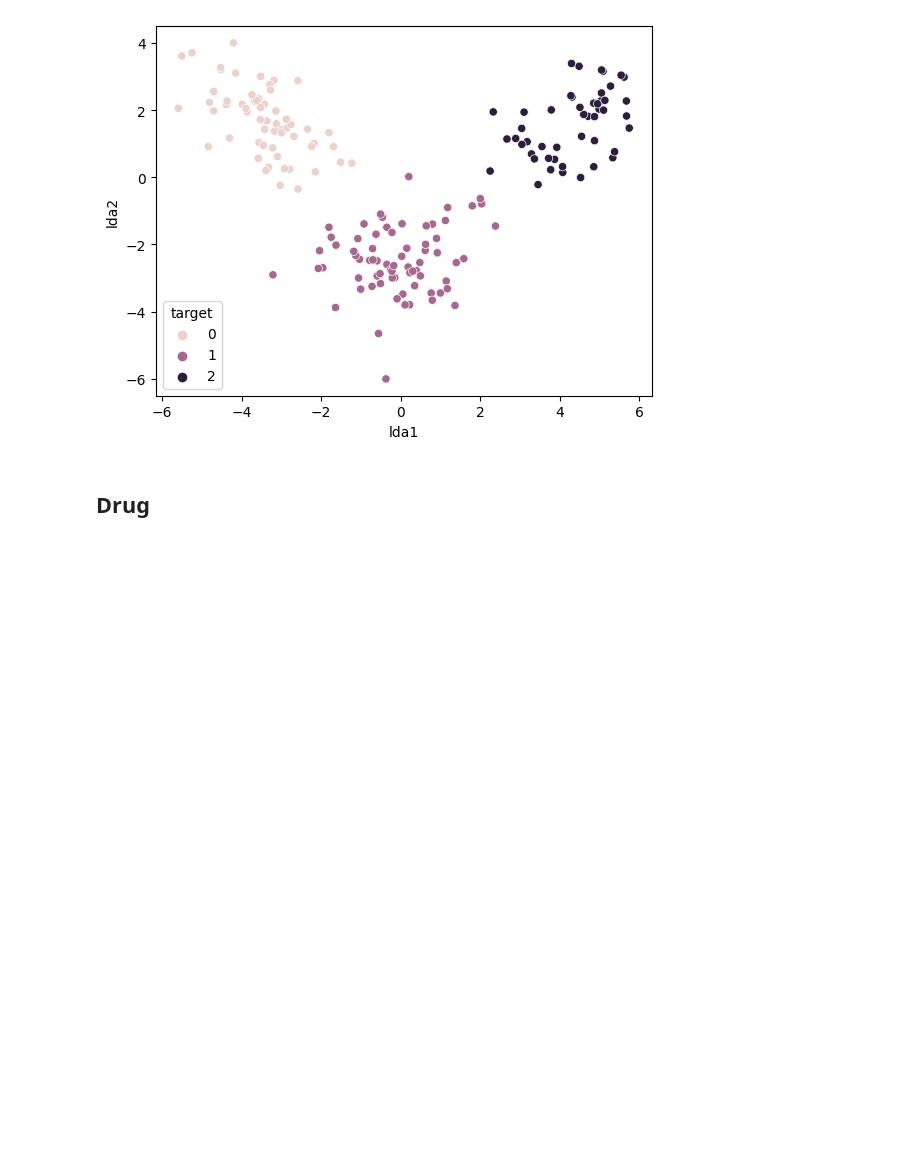
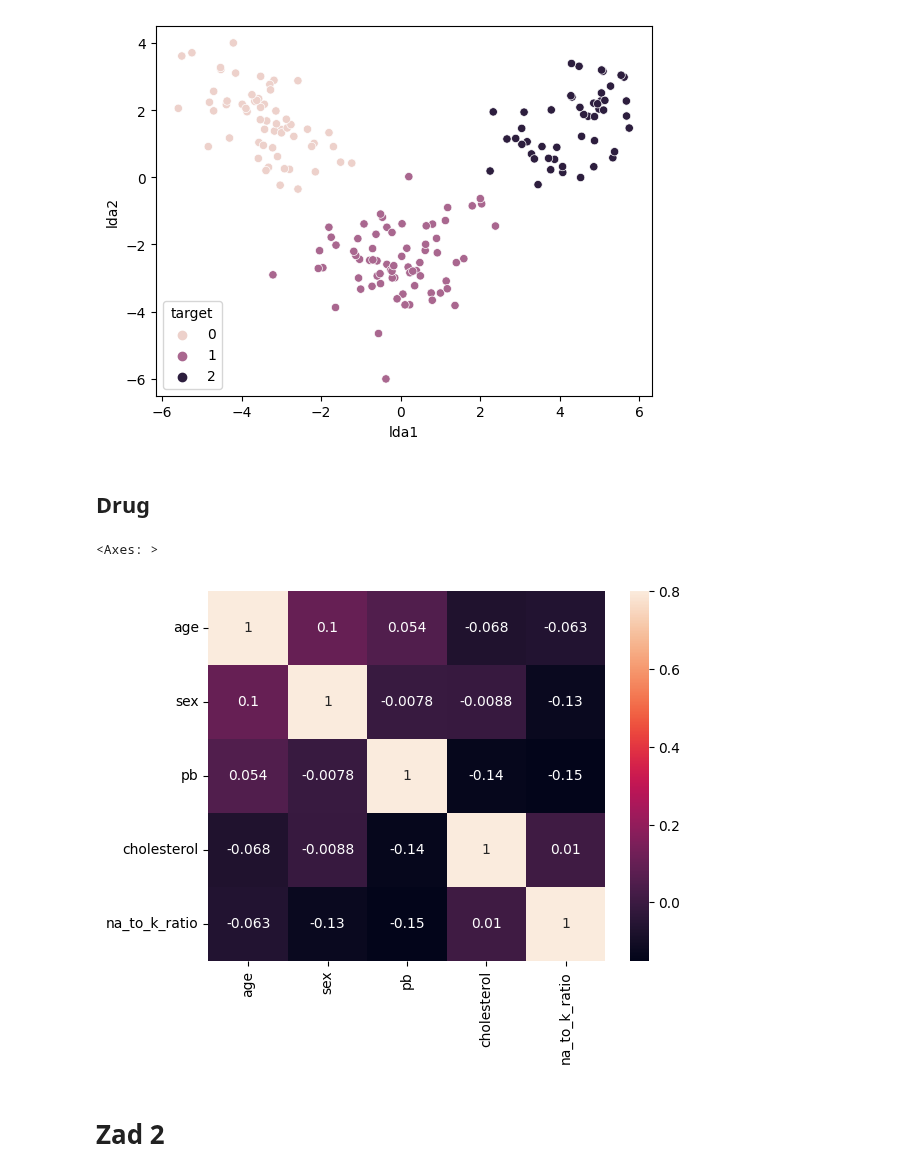
Before and after one commit to 11jolek11/BigData, a Jupyter notebook: List6.ipynb, the cells around one changed output. Drawn from its saved outputs; the diff is of its cells as text; code cells hidden in the pictures; blank space fills up the shorter version.

```diff
--- a/List6.ipynb
+++ b/List6.ipynb
@@ -233,3 +233,8 @@ Y_proba_predict = dtc.predict_proba(X_test)
 # roc_curve works only for one class! Try to test one vs rest strategy!
 # %% [markdown]
 ## Drug
+# %%
+sns.heatmap(drug.corr(),vmax=0.8, annot= True)
+# %% [output]
+<Axes: >
+[figure, added]
@@ -235,0 +248,2 @@ Y_proba_predict = dtc.predict_proba(X_test)
+# %% [markdown]
+# Zad 2
```
Also changed, not shown: parts of 5 cells of this notebook.
